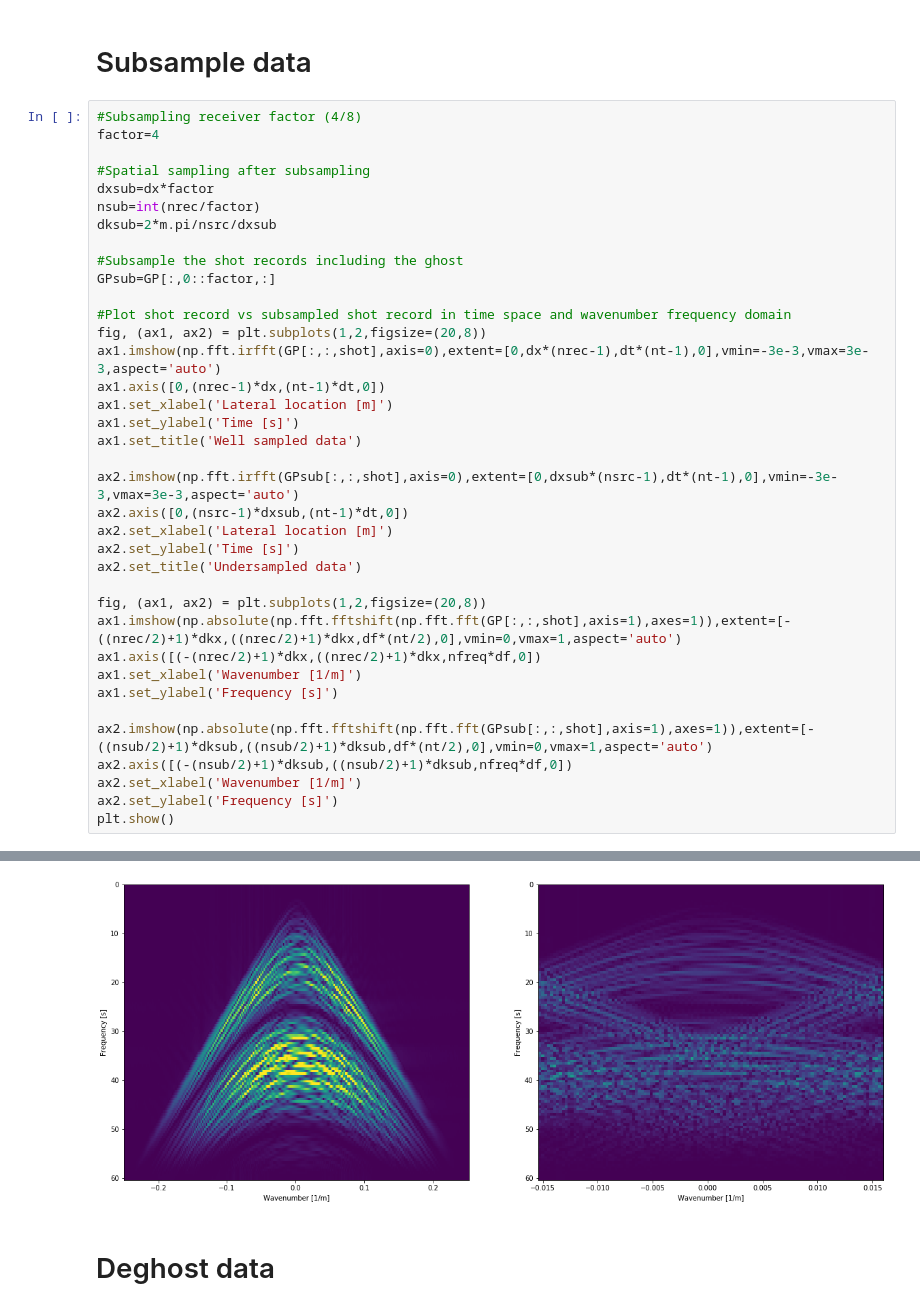
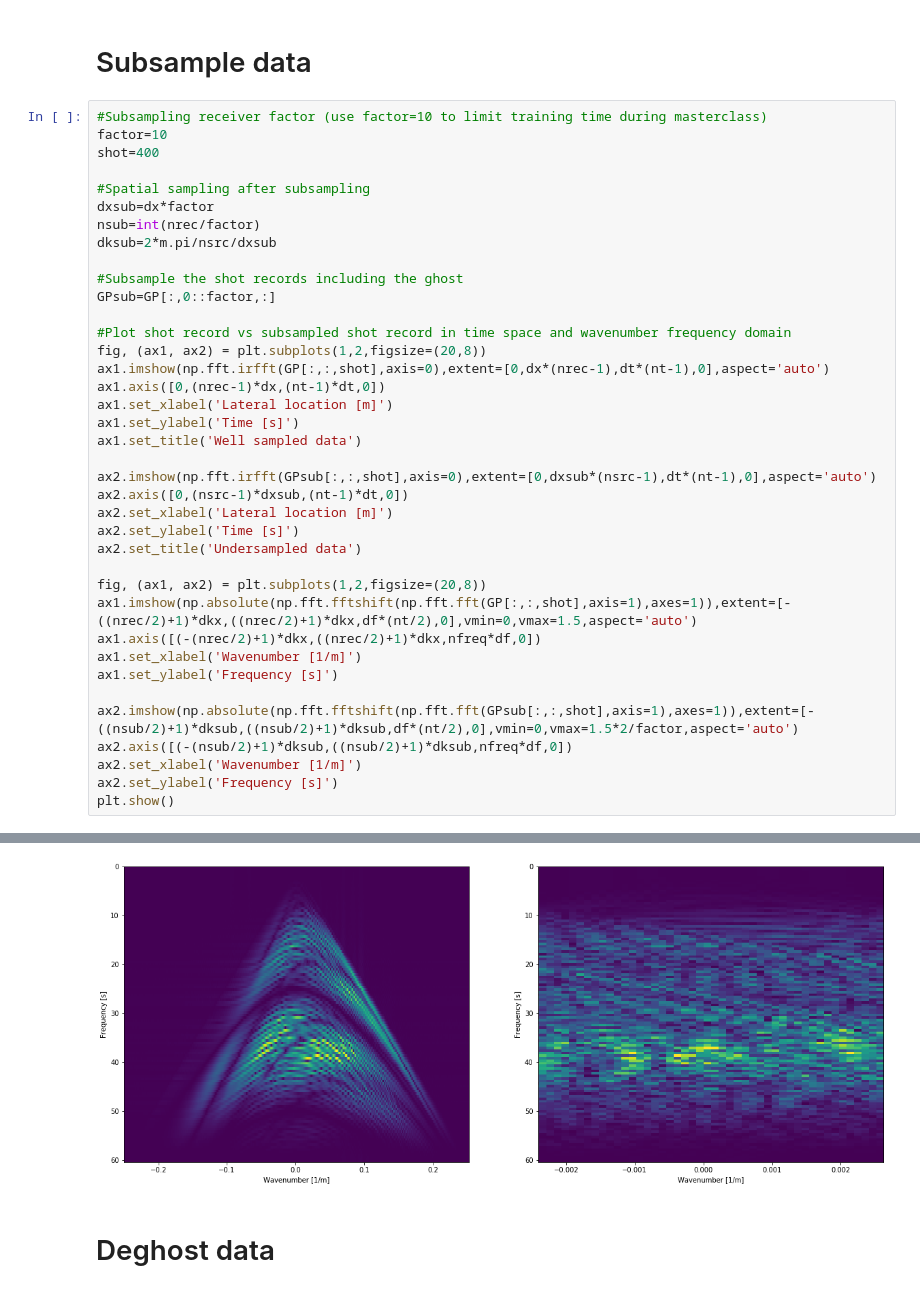
Before and after one commit to jwvrolijk/masterclass2020, a Jupyter notebook: masterclass2020.ipynb, the cells around one changed output, grey strips where cells are left out. Cells and saved outputs as stored; diff of their text form.

```diff
--- a/masterclass2020.ipynb
+++ b/masterclass2020.ipynb
@@ -146,8 +128,9 @@ plt.show()
 # %% [markdown]
 # Subsample data
 # %%
-#Subsampling receiver factor (4/8)
-factor=4
+#Subsampling receiver factor (use factor=10 to limit training time during masterclass)
+factor=10
+shot=400
 
 #Spatial sampling after subsampling
 dxsub=dx*factor
@@ -159,25 +142,25 @@ GPsub=GP[:,0::factor,:]
 
 #Plot shot record vs subsampled shot record in time space and wavenumber frequency domain
 fig, (ax1, ax2) = plt.subplots(1,2,figsize=(20,8))
-ax1.imshow(np.fft.irfft(GP[:,:,shot],axis=0),extent=[0,dx*(nrec-1),dt*(nt-1),0],vmin=-3e-3,vmax=3e-3,aspect='auto')
+ax1.imshow(np.fft.irfft(GP[:,:,shot],axis=0),extent=[0,dx*(nrec-1),dt*(nt-1),0],aspect='auto')
 ax1.axis([0,(nrec-1)*dx,(nt-1)*dt,0])
 ax1.set_xlabel('Lateral location [m]')
 ax1.set_ylabel('Time [s]')
 ax1.set_title('Well sampled data')
 
-ax2.imshow(np.fft.irfft(GPsub[:,:,shot],axis=0),extent=[0,dxsub*(nsrc-1),dt*(nt-1),0],vmin=-3e-3,vmax=3e-3,aspect='auto')
+ax2.imshow(np.fft.irfft(GPsub[:,:,shot],axis=0),extent=[0,dxsub*(nsrc-1),dt*(nt-1),0],aspect='auto')
 ax2.axis([0,(nsrc-1)*dxsub,(nt-1)*dt,0])
 ax2.set_xlabel('Lateral location [m]')
 ax2.set_ylabel('Time [s]')
 ax2.set_title('Undersampled data')
 
 fig, (ax1, ax2) = plt.subplots(1,2,figsize=(20,8))
-ax1.imshow(np.absolute(np.fft.fftshift(np.fft.fft(GP[:,:,shot],axis=1),axes=1)),extent=[-((nrec/2)+1)*dkx,((nrec/2)+1)*dkx,df*(nt/2),0],vmin=0,vmax=1,aspect='auto')
+ax1.imshow(np.absolute(np.fft.fftshift(np.fft.fft(GP[:,:,shot],axis=1),axes=1)),extent=[-((nrec/2)+1)*dkx,((nrec/2)+1)*dkx,df*(nt/2),0],vmin=0,vmax=1.5,aspect='auto')
 ax1.axis([(-(nrec/2)+1)*dkx,((nrec/2)+1)*dkx,nfreq*df,0])
 ax1.set_xlabel('Wavenumber [1/m]')
 ax1.set_ylabel('Frequency [s]')
 
-ax2.imshow(np.absolute(np.fft.fftshift(np.fft.fft(GPsub[:,:,shot],axis=1),axes=1)),extent=[-((nsub/2)+1)*dksub,((nsub/2)+1)*dksub,df*(nt/2),0],vmin=0,vmax=1,aspect='auto')
+ax2.imshow(np.absolute(np.fft.fftshift(np.fft.fft(GPsub[:,:,shot],axis=1),axes=1)),extent=[-((nsub/2)+1)*dksub,((nsub/2)+1)*dksub,df*(nt/2),0],vmin=0,vmax=1.5*2/factor,aspect='auto')
 ax2.axis([(-(nsub/2)+1)*dksub,((nsub/2)+1)*dksub,nfreq*df,0])
 ax2.set_xlabel('Wavenumber [1/m]')
 ax2.set_ylabel('Frequency [s]')
@@ -187,4 +170,4 @@ plt.show()
-[figure, old version]
+[figure, new version]
 # %% [markdown]
 # Deghost data
 # %%
```
Also changed, not shown: parts of 25 cells of this notebook.
